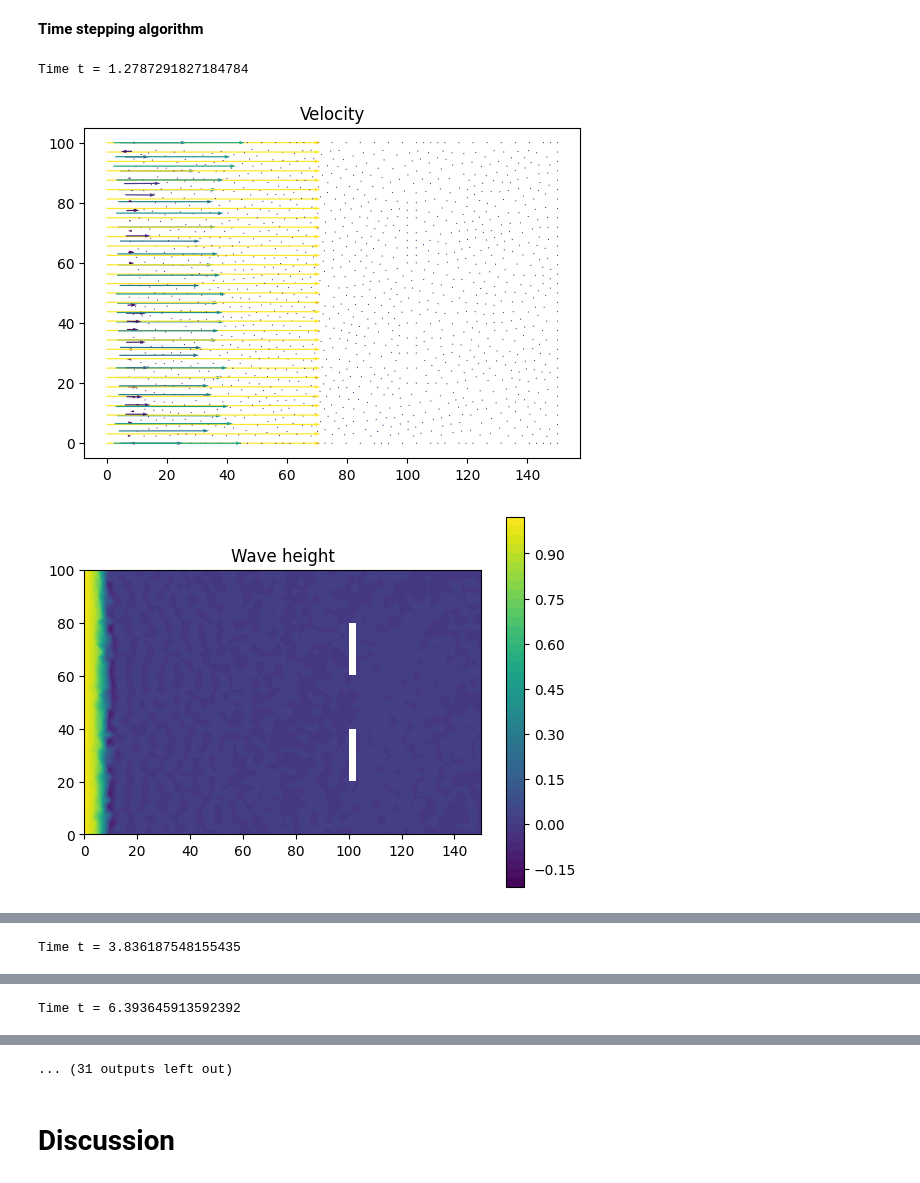
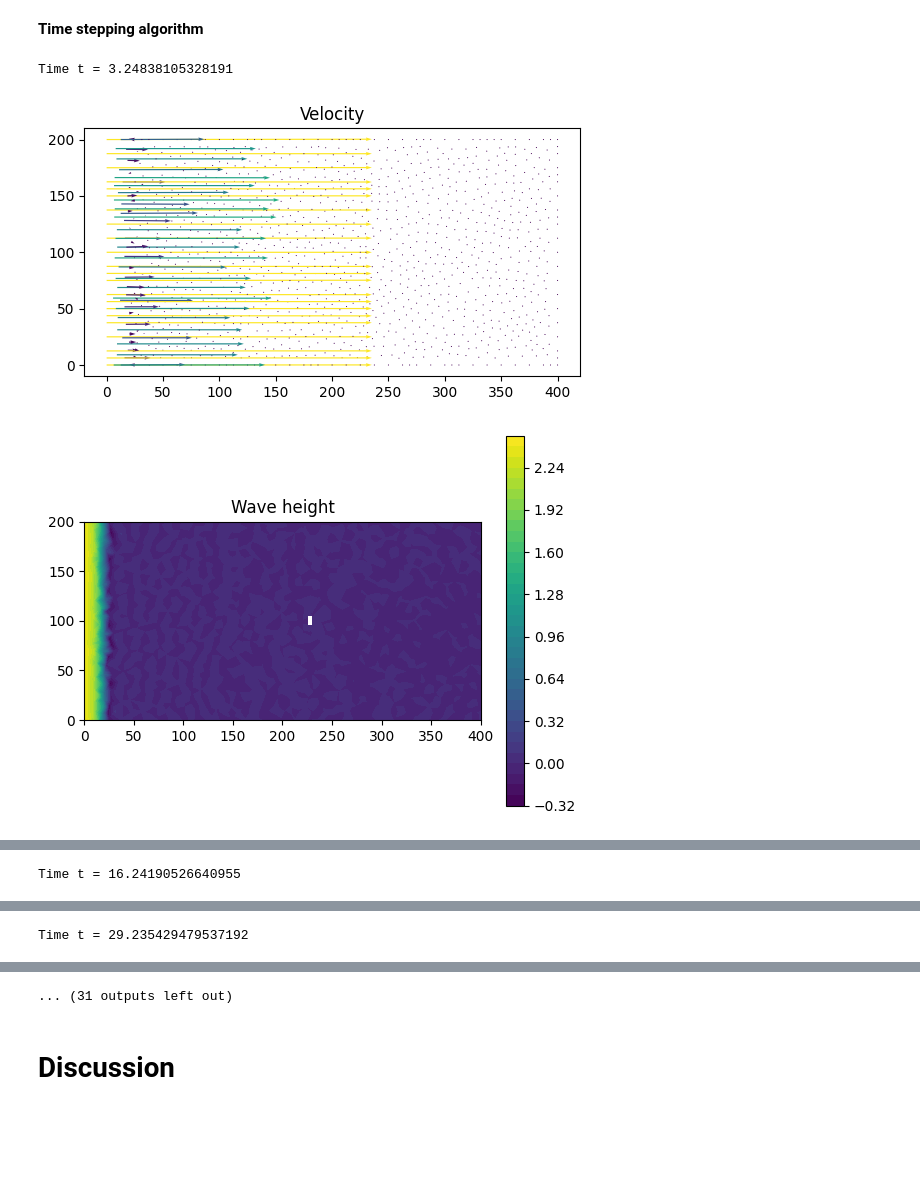
Before and after one commit to katty-anay/Fluid_mechanics_, a Jupyter notebook: Shallow-Water-Equations.ipynb, the cells around one changed output, grey strips where cells are left out. Drawn from its saved outputs; the diff is of its cells as text; code cells hidden in the pictures; blank space fills up the shorter version.

```diff
--- a/Shallow-Water-Equations.ipynb
+++ b/Shallow-Water-Equations.ipynb
@@ -71,8 +71,8 @@ for all test functions $(v,q) \in \hat V\times \hat Q$, where $SD(u,w;v,q)$ is a
 **Define domain and mesh**
 # %%
 # Define rectangular domain
-L = 150
-H = 100
+L = 400
+H = 200
 
 # Define circle
 xc = 1.0
@@ -108,13 +108,13 @@ mesh = generate_mesh(Rectangle(Point(0.0,0.0), Point(L,H)), resolution)
 #mesh = generate_mesh(Rectangle(Point(0.0,0.0), Point(L,H)) - Circle(Point(xc,yc),rc), resolution)
 
 #mesh = generate_mesh(Rectangle(Point(0.0,0.0), Point(L,H)) - Rectangle(Point(23,20), Point(25,10)), resolution)
-mesh = generate_mesh(Rectangle(Point(0.0,0.0), Point(L,H)) - Rectangle(Point(100,65), Point(103,35)), resolution) #mieux
+#mesh = generate_mesh(Rectangle(Point(0.0,0.0), Point(L,H)) - Rectangle(Point(225,105), Point(230,95)), resolution) #mieux
 
-mesh = generate_mesh(Rectangle(Point(0.0,0.0), Point(L,H))- Rectangle(Point(100,40), Point(103,20))- Rectangle(Point(100,80), Point(103,60)), resolution)
+#mesh = generate_mesh(Rectangle(Point(0.0,0.0), Point(L,H))- Rectangle(Point(80,40), Point(83,20))- Rectangle(Point(80,80), Point(83,60)), resolution)
 
 
 #mesh = generate_mesh(Rectangle(Point(0.0,0.0), Point(L,H)) - Rectangle(Point(20,0.55*H), Point(30,0.45*H)), resolution)
-#mesh = generate_mesh(Rectangle(Point(0.0,0.0), Point(L,H)) - Rectangle(Point(23,2.5), Point(25,7.5))- Rectangle(Point(23,12.5), Point(25,17.5))- Rectangle(Point(23,22.5), Point(25,27.5)), resolution)
+mesh = generate_mesh(Rectangle(Point(0.0,0.0), Point(L,H)) - Rectangle(Point(225,105), Point(230,95))- Rectangle(Point(225,70), Point(230,60))- Rectangle(Point(225,140), Point(230,130)), resolution)
 
 
 # Local mesh refinement (specified by a cell marker)
@@ -190,9 +190,6 @@ uin = 9.0
 bcu_in0 = DirichletBC(V.sub(0), uin, dbc_left)
 bcu_in1 = DirichletBC(V.sub(1), 0.0, dbc_left)
 
-bcu_upp1 = DirichletBC(V.sub(1), 0.0, dbc_upper)
-
-bcu_low1 = DirichletBC(V.sub(1), 0.0, dbc_lower)
 bcu_obj0 = DirichletBC(V.sub(0), 0.0, dbc_objects)
 bcu_obj1 = DirichletBC(V.sub(1), 0.0, dbc_objects)
 
@@ -200,7 +197,7 @@ win = Expression('4.0*fabs(sin(0.2*t))', element = Q.ufl_element(), t=0.0)
 bcw0 = DirichletBC(Q, win, dbc_left)
 
 #bcu = [bcu_in0, bcu_in1, bcu_upp0, bcu_upp1, bcu_low0, bcu_low1, bcu_obj0, bcu_obj1]
-bcu = [bcu_in0, bcu_in1, bcu_upp1, bcu_low1, bcu_obj0, bcu_obj1]
+bcu = [bcu_in0, bcu_obj0, bcu_obj1]
 bcw = [bcw0]
 
 # Define measure for boundary integration
@@ -263,7 +260,7 @@ phi_x = 1.0
 phi_y = 0.0
 
 center_x = 0.9*L
-center_y = 0.75*H
+center_y = 0.9*H
 radius = 5
 
 psi_expression = Expression(("0.0",
@@ -306,7 +303,7 @@ start_sample_time = 1.0
 !rm results-NS/*
 
 # Time stepping
-T = 30
+T = 130
 t = dt
 while t < T + DOLFIN_EPS:
 
@@ -353,33 +350,33 @@ while t < T + DOLFIN_EPS:
 
         # Save solution to file
         file_u << u1
         file_w << w1
 
         # Plot solution
         plt.figure()
         plot(u1, title="Velocity")
 
         plt.figure()
 
         plot_u=plot(w1, title="Wave height")
         plt.colorbar(plot_u)
         plot_time += T/plot_freq
 
         plt.show()
 
         plt.figure()
         plt.title("Force")
         plt.plot(time, force_array)
         plt.show()
 
     # Update time step
     u0.assign(u1)
     w0.assign(w1)
     t += dt
 
 !tar -czvf results-NS.tar.gz results-NS
 files.download('results-NS.tar.gz')
 # %% [output]
-Time t = 1.2787291827184784
+Time t = 3.24838105328191
-[figure, old version]
+[figure, new version]
-[figure, old version]
+[figure, new version]
@@ -387 +384 @@ Time t = 1.2787291827184784
-Time t = 3.836187548155435
+Time t = 16.24190526640955
@@ -391 +388 @@ Time t = 3.836187548155435
-Time t = 6.393645913592392
+Time t = 29.235429479537192
```
Also changed, not shown: parts of 2 cells of this notebook.
